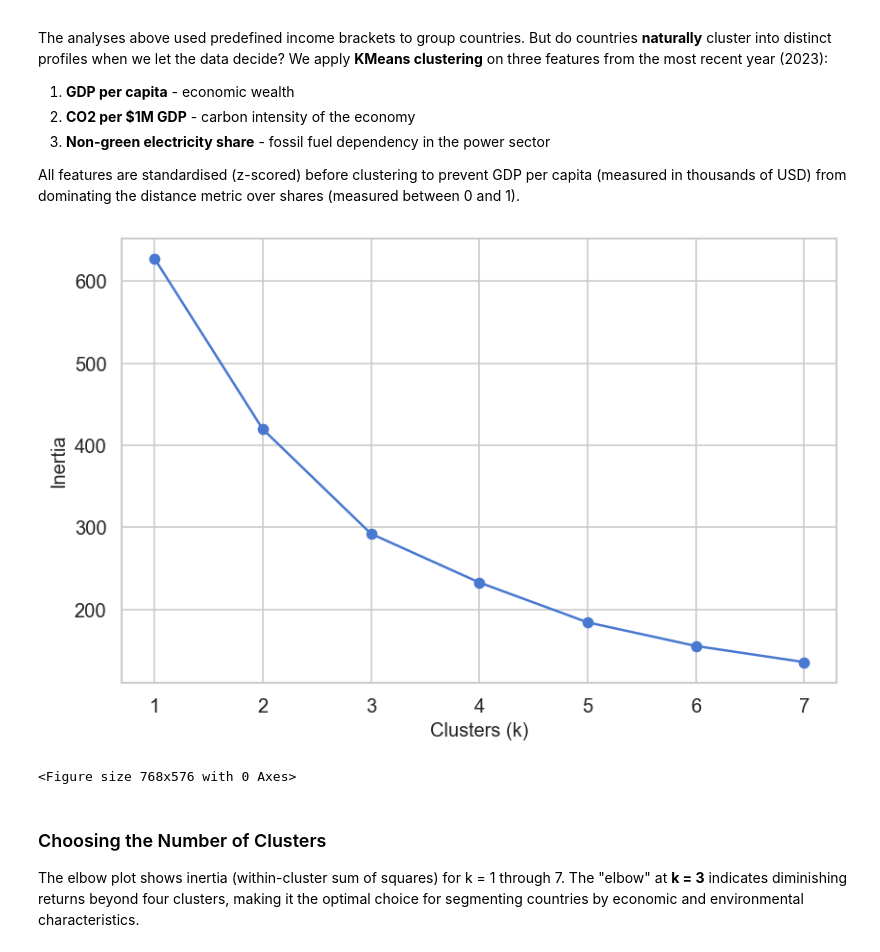
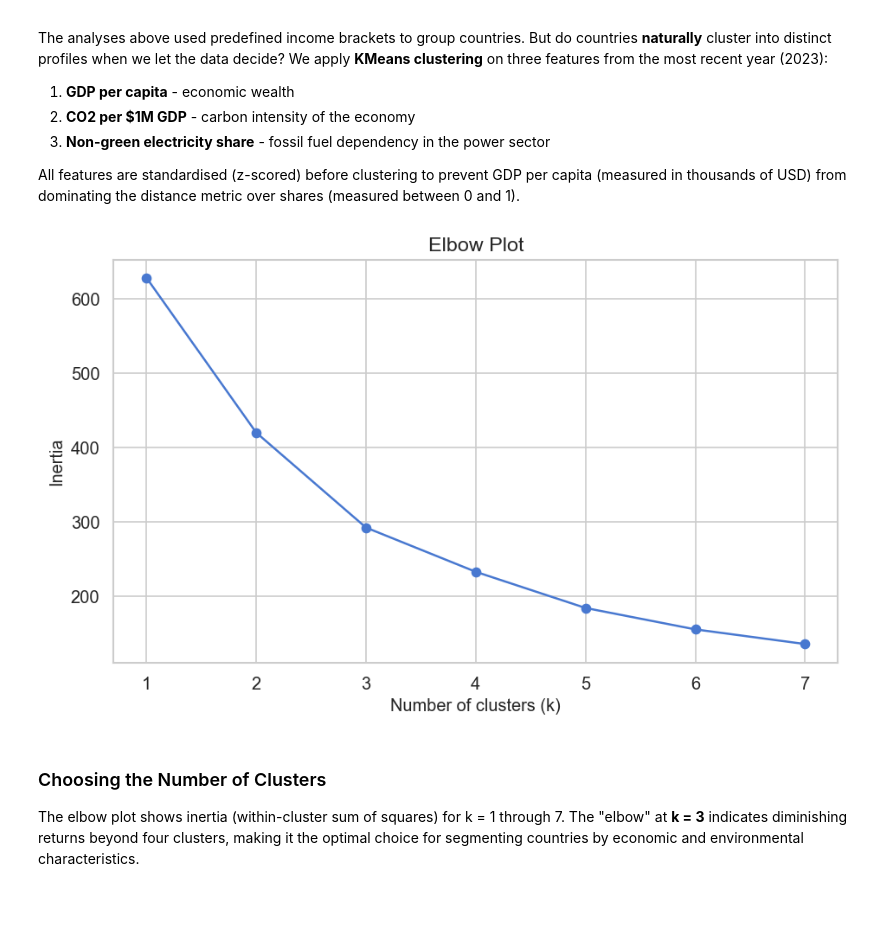
Before and after one commit to fabianfrank-dev/carbon_analysis, a Jupyter notebook: notebooks/data_analytics_project_pandas.ipynb, the cells around one changed output. Drawn from its saved outputs; the diff is of its cells as text; code cells hidden in the pictures; blank space fills up the shorter version.

```diff
--- a/notebooks/data_analytics_project_pandas.ipynb
+++ b/notebooks/data_analytics_project_pandas.ipynb
@@ -69,7 +69,7 @@ Two important filtering steps:
 - **Drop rows without `iso_code`**: The dataset includes aggregate entities like "Africa", "OECD", and "World" that lack ISO country codes. Removing these ensures we work exclusively with individual nation-states.
 - **Filter to post-1960**: GDP data from the World Bank only begins in 1960, so we align the time range to enable a clean merge later.
 # %%
-co2_df = pd.read_csv('data/co2_data.csv')
+co2_df = pd.read_csv('../data/co2_data.csv')
 
 # choose what columns to keep (can be changed, but this is the most important)
 selected_columns = ['country', 'year', 'iso_code', 'population', 'co2']
@@ -107,7 +107,7 @@ Key steps:
 - **Drop missing GDP values** - not all countries have GDP records for every year, particularly in earlier decades or for newly independent states
 # %%
 # load GDP data
-gdp_df = pd.read_csv('data/gdp_data.csv')
+gdp_df = pd.read_csv('../data/gdp_data.csv')
 
 # reshape from wide to long format
 # melt the year columns into rows
@@ -371,8 +361,8 @@ gni_df
 212 rows × 4 columns
 # %%
 # normalize
-gni_df['country_clean'] = normalize_column(gni_df, 'Country')
-base_df['country_clean'] = normalize_column(base_df, 'country')
+gni_df['country_clean'] = normalize_column('Country', gni_df)
+base_df['country_clean'] = normalize_column('country', base_df)
 
 # left merge
 main_df = pd.merge(base_df, gni_df[['country_clean', 'gni_per_capita']],
@@ -926,16 +916,26 @@ All features are standardised (z-scored) before clustering to prevent GDP per ca
 # %%
 year = 2023
 
 ml_features = ['log_gdp_pc','log_co2_pc', 'co2_per_gdp', 'non_green_share']
 cluster_df = base_df[base_df['year'] == year].dropna(subset=ml_features).copy()
 
-# elbow plot to find optimal k
+# run kmeans elbow ( in numpy)
+X = cluster_df[ml_features].to_numpy()
+
+# run kmeans elbow
 fig, ax = plt.subplots(figsize=(8, 5))
-_, scaled_data, _ = run_kmeans_elbow(cluster_df, ml_features, k_range=range(1, 8), plot=True)
+_, scaled_data, _, inertias, scaler = run_kmeans_elbow(
+    X,
+    k_range=range(1, 8),
+    scale=True,
+    random_state=42,
+    n_init=10,
+    n_clusters=None,
+    plot=True,
+    ax=ax,)
 plt.tight_layout()
 # %% [output]
-[figure, old version]
+[figure, new version]
-<Figure size 768x576 with 0 Axes>
 # %% [markdown]
 ### Choosing the Number of Clusters
 
```
Also changed, not shown: parts of 16 cells of this notebook, 3 other files.
